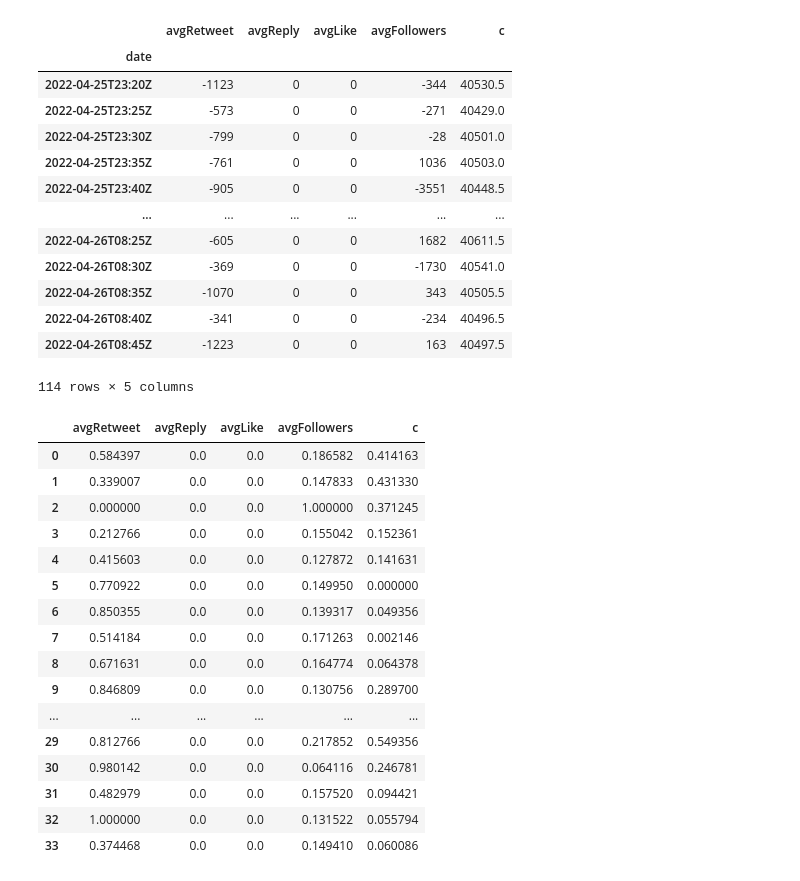
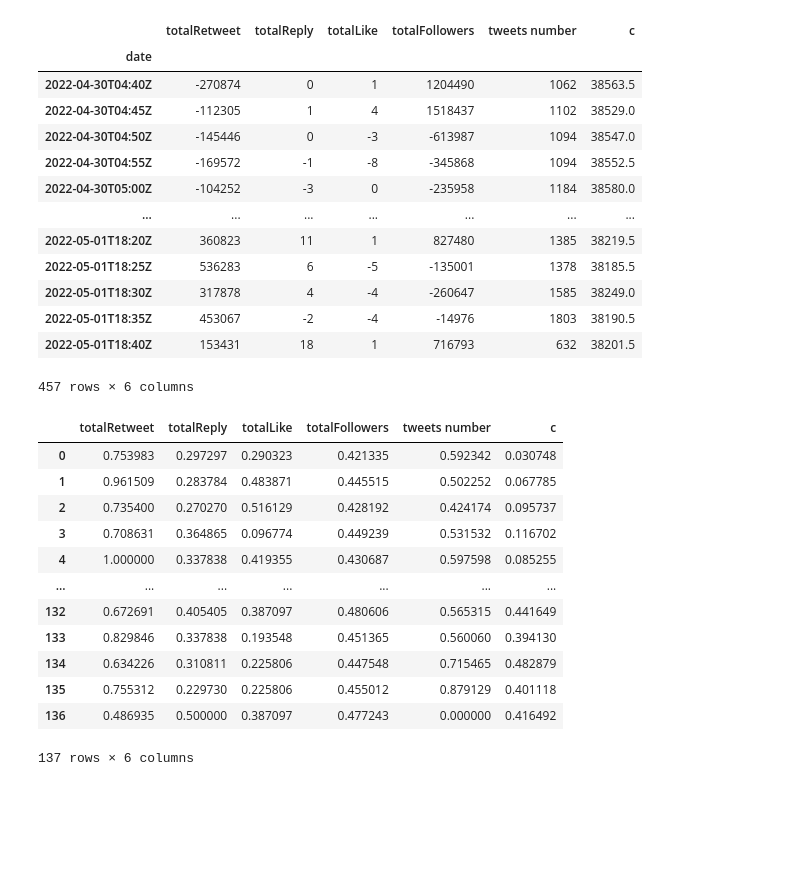
Before and after one commit to teyushen/ML, a Jupyter notebook: tweets_LSTM.ipynb, the cells around one changed output. Saved outputs shown, nothing was run; the diff lists cells and outputs as text; code cells hidden in the pictures; blank space fills up the shorter version.

```diff
--- a/tweets_LSTM.ipynb
+++ b/tweets_LSTM.ipynb
@@ -3,6 +3,6 @@ import pandas as pd
 import numpy as np
 import os
 # %%
-xls = pd.ExcelFile('./training_source_1.xlsx')
+xls = pd.ExcelFile('./training_source_2.xlsx')
 # %%
 df = pd.read_excel(xls)
@@ -50,23 +48,23 @@ df
 # %%
-# features = list(df.drop(['avgRetweet', 'avgReply', 'avgLike', 'avgFollowers', 'tweets number', 'o', 'h', 'l', 'v'], axis=1).columns)
-features = list(df.drop(['totalRetweet', 'totalReply', 'totalLike', 'totalFollowers', 'tweets number', 'o', 'h', 'l', 'v'], axis=1).columns)
+features = list(df.drop(['avgRetweet', 'avgReply', 'avgLike', 'avgFollowers', 'o', 'h', 'l', 'v'], axis=1).columns)
+# features = list(df.drop(['totalRetweet', 'totalReply', 'totalLike', 'totalFollowers', 'tweets number', 'o', 'h', 'l', 'v'], axis=1).columns)
 df = df[features]
 df
 # %% [output]
-|  | avgRetweet | avgReply | avgLike | avgFollowers | c |
-| date |  |  |  |  |  |
-| 2022-04-25T23:20Z | -1123 | 0 | 0 | -344 | 40530.5 |
-| 2022-04-25T23:25Z | -573 | 0 | 0 | -271 | 40429.0 |
-| 2022-04-25T23:30Z | -799 | 0 | 0 | -28 | 40501.0 |
-| 2022-04-25T23:35Z | -761 | 0 | 0 | 1036 | 40503.0 |
-| 2022-04-25T23:40Z | -905 | 0 | 0 | -3551 | 40448.5 |
-| ... | ... | ... | ... | ... | ... |
-| 2022-04-26T08:25Z | -605 | 0 | 0 | 1682 | 40611.5 |
-| 2022-04-26T08:30Z | -369 | 0 | 0 | -1730 | 40541.0 |
-| 2022-04-26T08:35Z | -1070 | 0 | 0 | 343 | 40505.5 |
-| 2022-04-26T08:40Z | -341 | 0 | 0 | -234 | 40496.5 |
-| 2022-04-26T08:45Z | -1223 | 0 | 0 | 163 | 40497.5 |
+|  | totalRetweet | totalReply | totalLike | totalFollowers | tweets number | c |
+| date |  |  |  |  |  |  |
+| 2022-04-30T04:40Z | -270874 | 0 | 1 | 1204490 | 1062 | 38563.5 |
+| 2022-04-30T04:45Z | -112305 | 1 | 4 | 1518437 | 1102 | 38529.0 |
+| 2022-04-30T04:50Z | -145446 | 0 | -3 | -613987 | 1094 | 38547.0 |
+| 2022-04-30T04:55Z | -169572 | -1 | -8 | -345868 | 1094 | 38552.5 |
+| 2022-04-30T05:00Z | -104252 | -3 | 0 | -235958 | 1184 | 38580.0 |
+| ... | ... | ... | ... | ... | ... | ... |
+| 2022-05-01T18:20Z | 360823 | 11 | 1 | 827480 | 1385 | 38219.5 |
+| 2022-05-01T18:25Z | 536283 | 6 | -5 | -135001 | 1378 | 38185.5 |
+| 2022-05-01T18:30Z | 317878 | 4 | -4 | -260647 | 1585 | 38249.0 |
+| 2022-05-01T18:35Z | 453067 | -2 | -4 | -14976 | 1803 | 38190.5 |
+| 2022-05-01T18:40Z | 153431 | 18 | 1 | 716793 | 632 | 38201.5 |
-114 rows × 5 columns
+457 rows × 6 columns
 # %%
 totalDataSize = len(df)
 testSize = round(totalDataSize * 0.7);
@@ -82,23 +80,19 @@ test = pd.DataFrame(scaler.fit_transform(test), columns = df.columns)
 train
 test
 # %% [output]
-|  | avgRetweet | avgReply | avgLike | avgFollowers | c |
-| 0 | 0.584397 | 0.0 | 0.0 | 0.186582 | 0.414163 |
-| 1 | 0.339007 | 0.0 | 0.0 | 0.147833 | 0.431330 |
-| 2 | 0.000000 | 0.0 | 0.0 | 1.000000 | 0.371245 |
-| 3 | 0.212766 | 0.0 | 0.0 | 0.155042 | 0.152361 |
-| 4 | 0.415603 | 0.0 | 0.0 | 0.127872 | 0.141631 |
-| 5 | 0.770922 | 0.0 | 0.0 | 0.149950 | 0.000000 |
-| 6 | 0.850355 | 0.0 | 0.0 | 0.139317 | 0.049356 |
-| 7 | 0.514184 | 0.0 | 0.0 | 0.171263 | 0.002146 |
-| 8 | 0.671631 | 0.0 | 0.0 | 0.164774 | 0.064378 |
-| 9 | 0.846809 | 0.0 | 0.0 | 0.130756 | 0.289700 |
-| ... | ... | ... | ... | ... | ... |
-| 29 | 0.812766 | 0.0 | 0.0 | 0.217852 | 0.549356 |
-| 30 | 0.980142 | 0.0 | 0.0 | 0.064116 | 0.246781 |
-| 31 | 0.482979 | 0.0 | 0.0 | 0.157520 | 0.094421 |
-| 32 | 1.000000 | 0.0 | 0.0 | 0.131522 | 0.055794 |
-| 33 | 0.374468 | 0.0 | 0.0 | 0.149410 | 0.060086 |
+|  | totalRetweet | totalReply | totalLike | totalFollowers | tweets number | c |
+| 0 | 0.753983 | 0.297297 | 0.290323 | 0.421335 | 0.592342 | 0.030748 |
+| 1 | 0.961509 | 0.283784 | 0.483871 | 0.445515 | 0.502252 | 0.067785 |
+| 2 | 0.735400 | 0.270270 | 0.516129 | 0.428192 | 0.424174 | 0.095737 |
+| 3 | 0.708631 | 0.364865 | 0.096774 | 0.449239 | 0.531532 | 0.116702 |
+| 4 | 1.000000 | 0.337838 | 0.419355 | 0.430687 | 0.597598 | 0.085255 |
+| ... | ... | ... | ... | ... | ... | ... |
+| 132 | 0.672691 | 0.405405 | 0.387097 | 0.480606 | 0.565315 | 0.441649 |
+| 133 | 0.829846 | 0.337838 | 0.193548 | 0.451365 | 0.560060 | 0.394130 |
+| 134 | 0.634226 | 0.310811 | 0.225806 | 0.447548 | 0.715465 | 0.482879 |
+| 135 | 0.755312 | 0.229730 | 0.225806 | 0.455012 | 0.879129 | 0.401118 |
+| 136 | 0.486935 | 0.500000 | 0.387097 | 0.477243 | 0.000000 | 0.416492 |
+137 rows × 6 columns
 # %%
 n = 20
 
```
Also changed, not shown: parts of 12 cells of this notebook, 1 other file.
